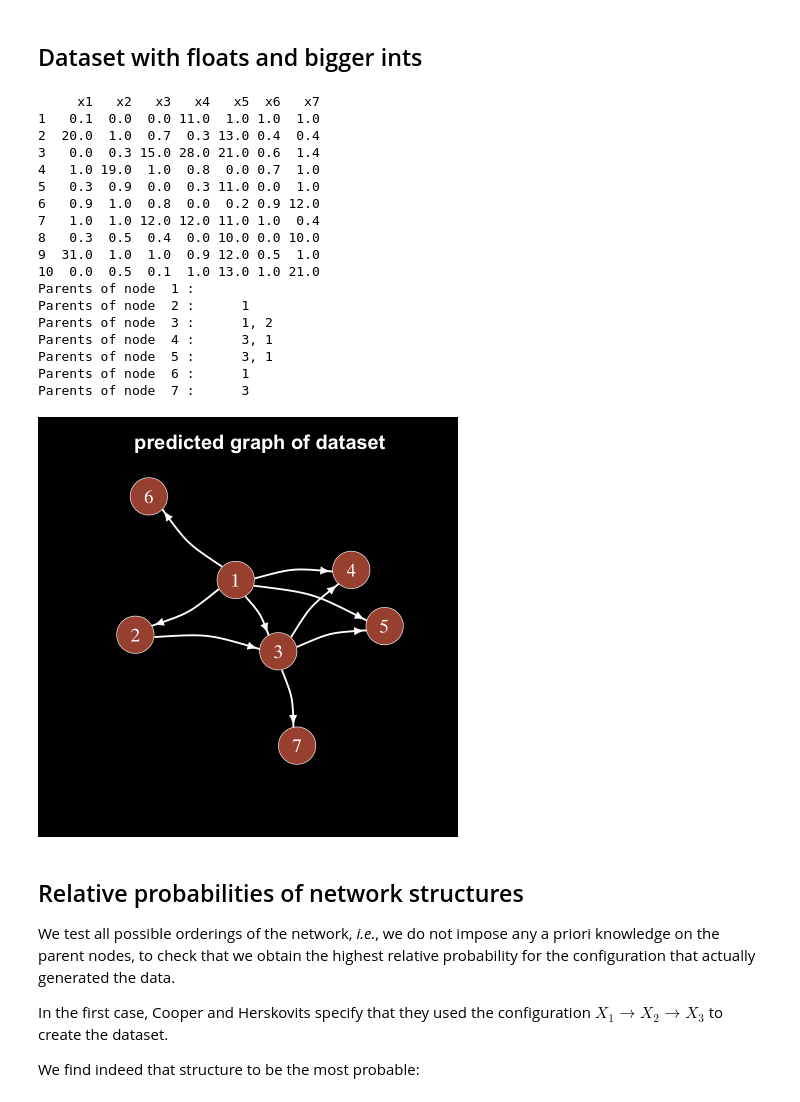
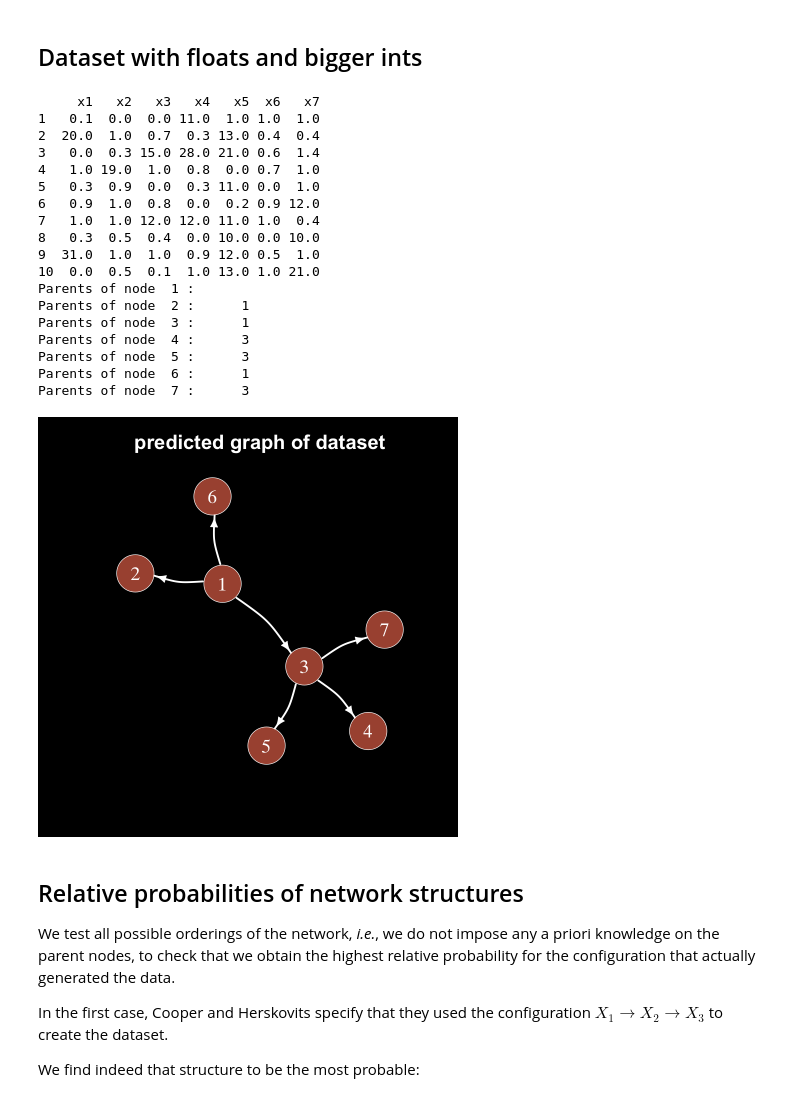
Before and after one commit to ElHuaco/Bayesian-topology, a Jupyter notebook: src/k2.ipynb, the cells around one changed output. Cells and saved outputs as stored; diff of their text form; code cells hidden in the pictures.

```diff
--- a/src/k2.ipynb
+++ b/src/k2.ipynb
@@ -93,35 +93,35 @@ Parents of node  10 :     4, 8
 # %%
 x1 <- c(0.1,20,0,1,0.3,0.9,1,0.3,31,0)
 x2 <- c(0,1,0.3,19,0.9,1,1,0.5,1,0.5)
 x3<- c(0,0.7,15,1,0,0.8,12,0.4,1,0.1)
 x4<- c(11,0.3,28,0.8,0.3,0,12,0,0.9,1)
 x5<- c(1,13,21,0,11,0.2,11,10,12,13)
 x6<- c(1,0.4,0.6,0.7,0,0.9,1,0,0.5,1)
 x7<- c(1,0.4,1.4,1,1,12,0.4,10,1,21)
 D <- data.frame(x1, x2, x3, x4, x5, x6, x7)
 print(D)
-results <- k2(D, 2, print_result = TRUE)
+results <- k2(D, 1, print_result = TRUE)
 plot_graph(results[[1]])
 # %% [output]
      x1   x2   x3   x4   x5  x6   x7
 1   0.1  0.0  0.0 11.0  1.0 1.0  1.0
 2  20.0  1.0  0.7  0.3 13.0 0.4  0.4
 3   0.0  0.3 15.0 28.0 21.0 0.6  1.4
 4   1.0 19.0  1.0  0.8  0.0 0.7  1.0
 5   0.3  0.9  0.0  0.3 11.0 0.0  1.0
 6   0.9  1.0  0.8  0.0  0.2 0.9 12.0
 7   1.0  1.0 12.0 12.0 11.0 1.0  0.4
 8   0.3  0.5  0.4  0.0 10.0 0.0 10.0
 9  31.0  1.0  1.0  0.9 12.0 0.5  1.0
 10  0.0  0.5  0.1  1.0 13.0 1.0 21.0
 Parents of node  1 :
 Parents of node  2 :      1
-Parents of node  3 :      1, 2
-Parents of node  4 :      3, 1
-Parents of node  5 :      3, 1
+Parents of node  3 :      1
+Parents of node  4 :      3
+Parents of node  5 :      3
 Parents of node  6 :      1
 Parents of node  7 :      3
-[figure, old version]
+[figure, new version]
 # %% [markdown]
 ## Relative probabilities of network structures
 
```
Also changed, not shown: parts of 19 cells of this notebook.
